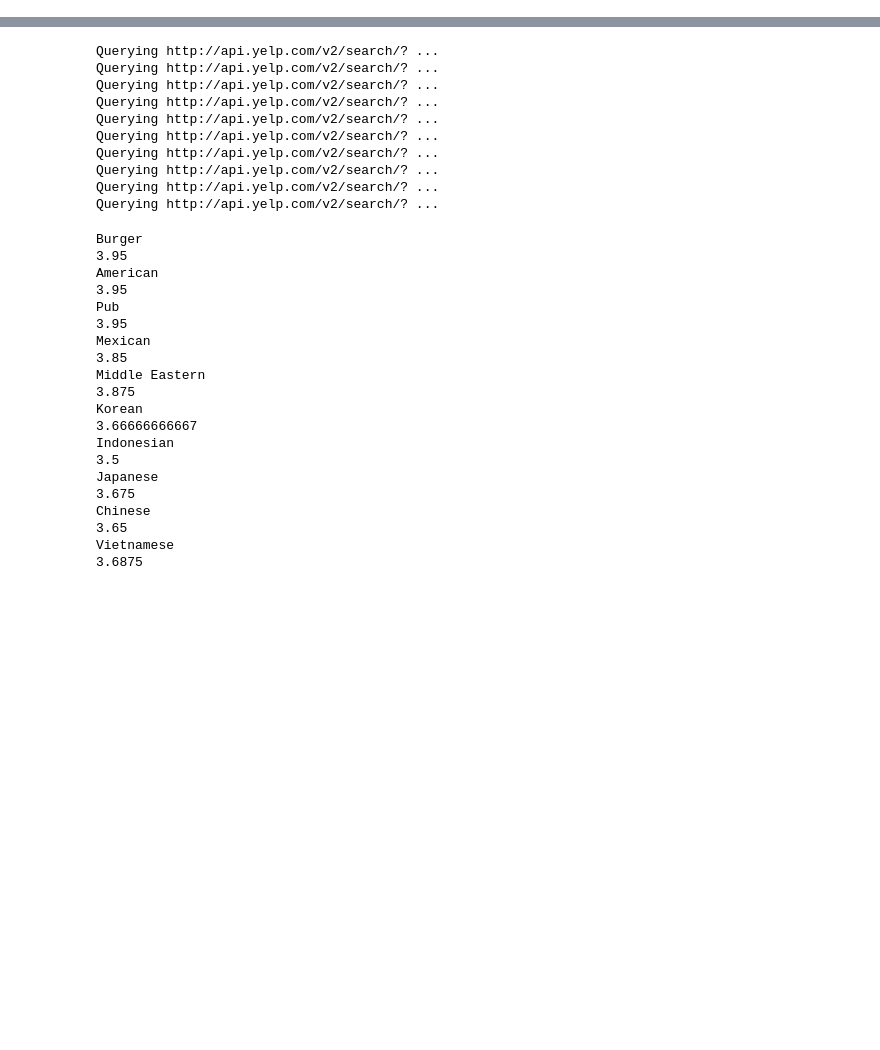
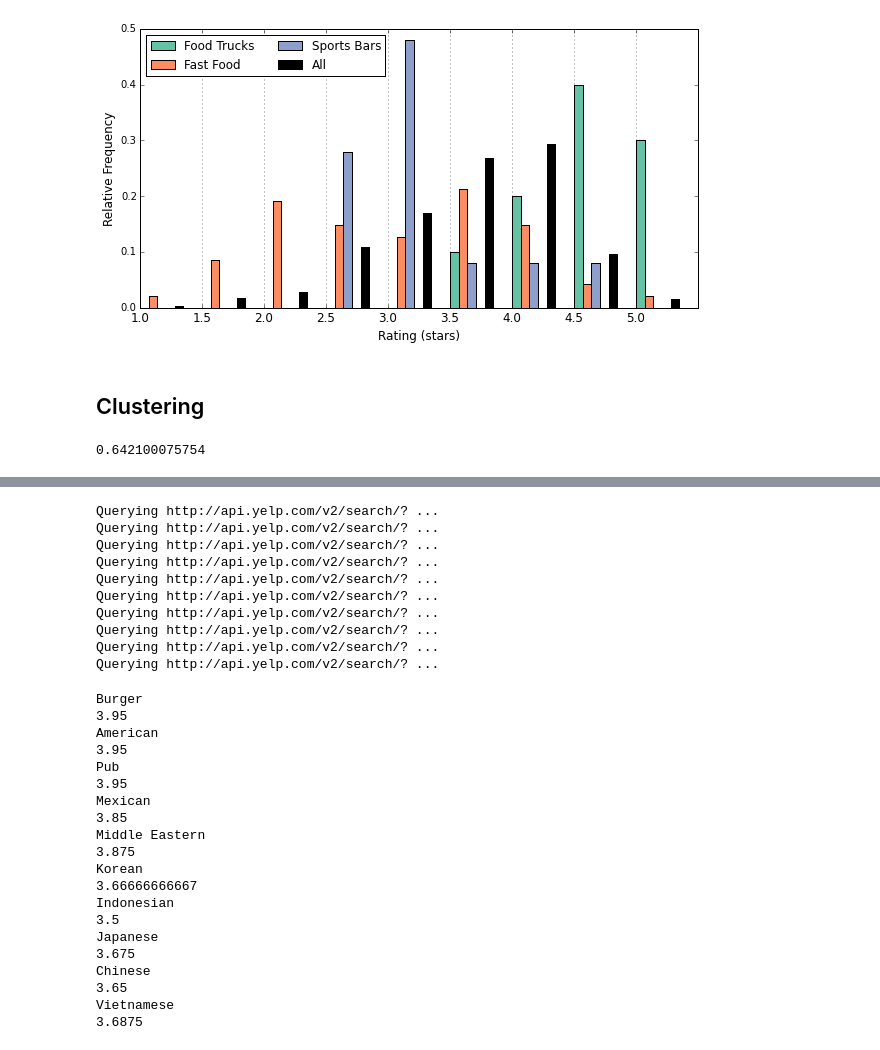
Before and after one commit to stephenpardy/PythonNotebooks, a Jupyter notebook: Yelp_Ratings.ipynb, the cells around one changed output, grey strips where cells are left out. Cells and saved outputs as stored; diff of their text form; code cells hidden in the pictures; blank space fills up the shorter version.

```diff
--- a/Yelp_Ratings.ipynb
+++ b/Yelp_Ratings.ipynb
@@ -223,0 +227,12 @@ axis.legend(loc='upper left', ncol=2)
+# %%
+counter = 0.  # Bonferroni Correction
+pval = 0.05
+for k, v in stars.iteritems():
+    if len(v) < cutoff:
+        continue
+    counter += 1.
+    _other_stars = [_i for _k, _v in stars.iteritems() for _i in _v if _v != v]
+    print "KS for {:s}: ".format(k) +\
+          "{:g}, p-value: {:g}".format(*stats.ks_2samp(sorted(v), sorted(_other_stars)))
+
+print "Cuttoff is : {:3.5f}".format(pval/counter)
@@ -223,0 +257,36 @@ axis.legend(loc='upper left', ncol=2)
+# %%
+fig, axis = plt.subplots(1, figsize=(10, 5))
+
+from itertools import cycle
+
+colors = ['#66c2a5','#fc8d62','#8da0cb','#e78ac3','#a6d854','#ffd92f','#e5c494','#b3b3b3']
+names = ['Food Trucks', 'Fast Food', 'Sports Bars']
+
+bins= np.arange(0.9, 5.9, 0.5)
+
+bar_width = 0.07
+for i, name in enumerate(names):
+    v = stars[name]
+    hist, bins = np.histogram(v, bins=bins)
+    hist = hist.astype('float')/np.sum(hist)
+    axis.bar(bins[:-1]-0.4+bar_width*i,
+             hist, label=name, width=0.07, color=colors[i])
+
+v = all_stars
+hist, bins = np.histogram(v, bins=bins)
+hist = hist.astype('float')/np.sum(hist)
+axis.bar(bins[:-1]-0.4+bar_width*4,
+         hist, label='All', width=0.07, color='black')
+
+labels = axis.set_xticklabels([str(i+0.1) for i in bins[:-1]] + [''],fontsize=12)
+axis.xaxis.grid(True)
+
+axis.legend(loc='upper left', ncol=2)
+axis.set_xlabel('Rating (stars)', fontsize=12)
+axis.set_ylabel('Relative Frequency', fontsize=12)
+
+plt.savefig('/Users/spardy/Code/Web/Blog/images/ratings/Relative_Ratings.jpeg')
+# %% [output]
+[figure, added]
+# %% [markdown]
+## Clustering
@@ -223,0 +500,8 @@ axis.legend(loc='upper left', ncol=2)
+# %%
+inter_cluster_distance = []
+for dist_list in dists:
+    inter_cluster_distance.append(np.mean(dist_list))
+
+print np.mean(inter_cluster_distance)
+# %% [output]
+0.642100075754
```
Also changed, not shown: parts of 45 cells of this notebook, 3 other files.
